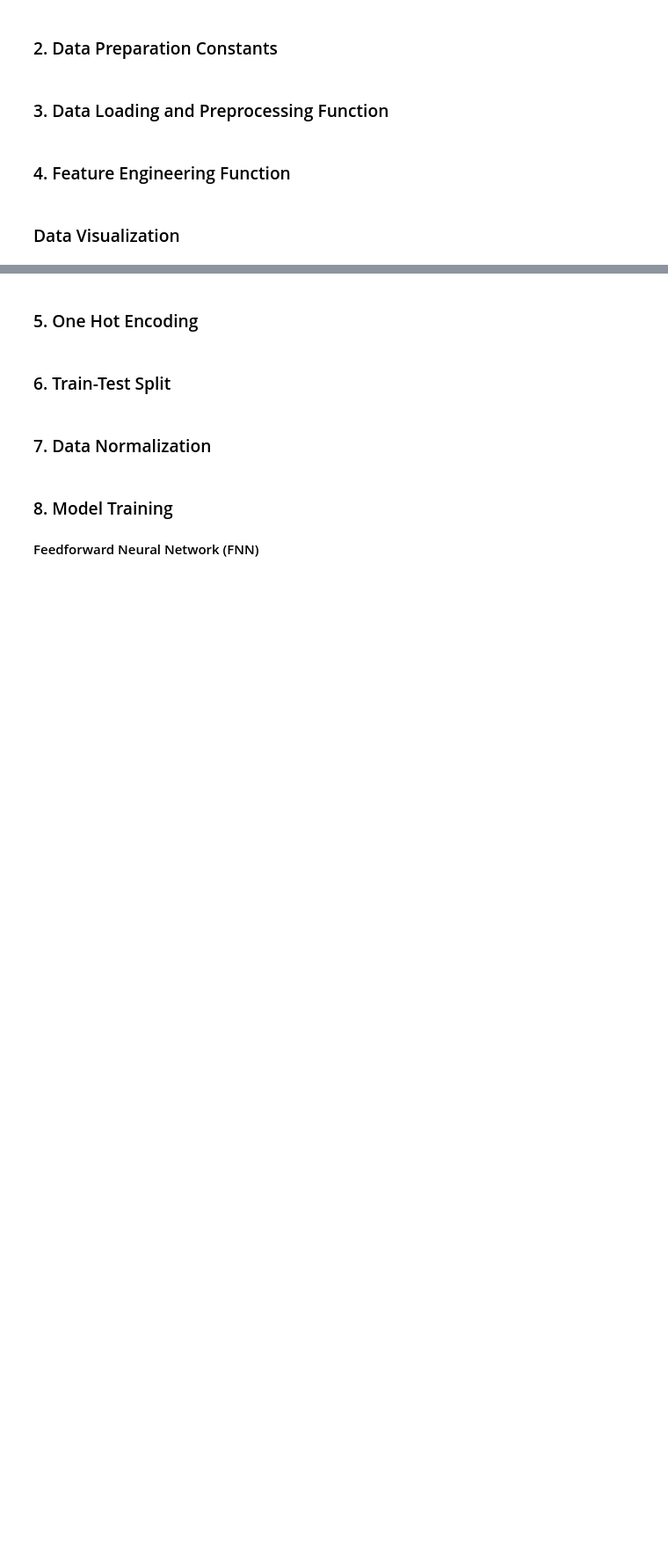
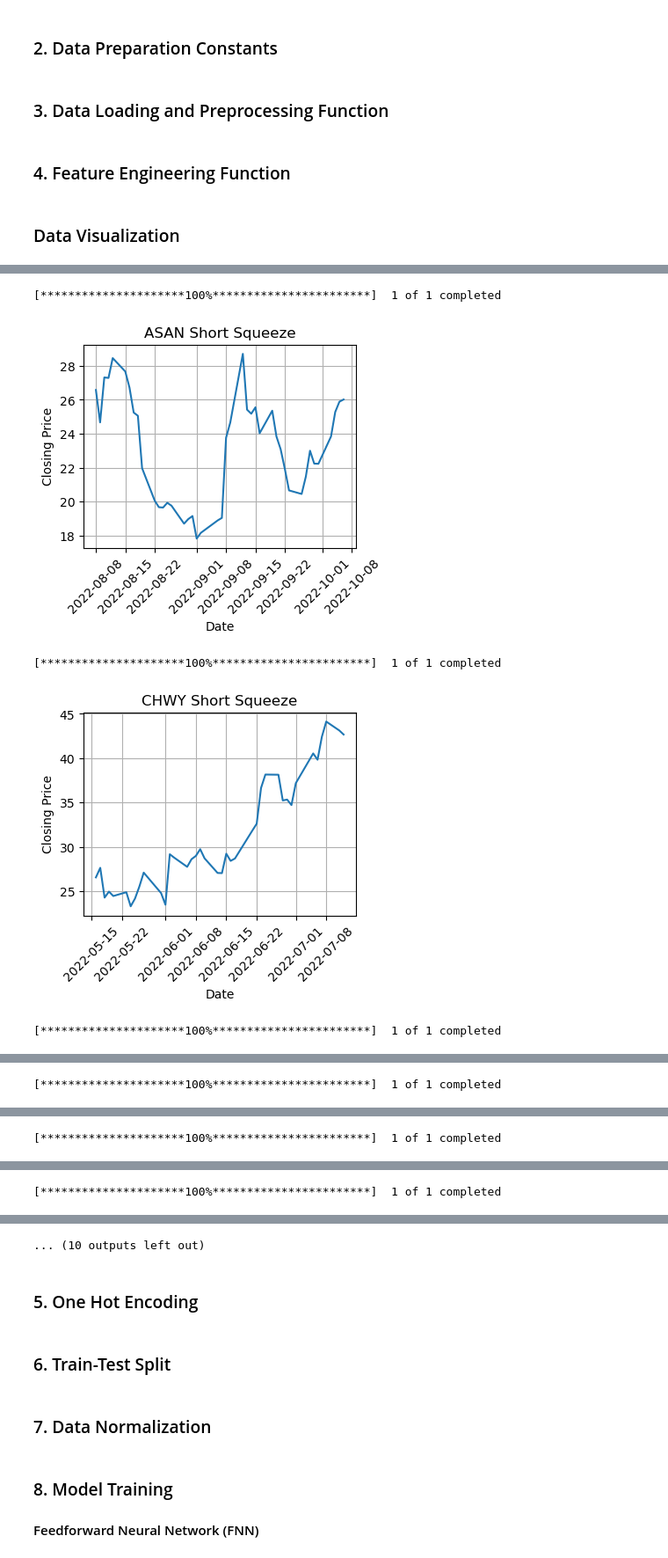
Before and after one commit to regulolanz/Pedro-Short-Squeeze-Predictor, a Jupyter notebook: Pedro.ipynb, the cells around one changed output, grey strips where cells are left out. Shown at 88% size. Saved outputs shown, nothing was run; the diff lists cells and outputs as text; code cells hidden in the pictures; blank space fills up the shorter version.

```diff
--- a/Pedro.ipynb
+++ b/Pedro.ipynb
@@ -171,9 +184,23 @@ for idx, row in short_squeeze_df.iterrows():
 # %%
 # Looking at each short squeeze company 30 days before and after Insider Trading activity occurs
 for symbol, data in grouped_df:
     start_date = pd.to_datetime(data['Date'].min()) - pd.DateOffset(days=30)
     end_date = pd.to_datetime(data['Date'].max()) + pd.DateOffset(days=30)
     yf_data = yf.download(symbol, start=start_date, end=end_date)
     close_prices = yf_data['Close']
-    plot = close_prices.hvplot(title=f'{symbol} Short Squeeze', ylabel='Closing Price').opts(width=600, height=400)
-    display(plot)
+    plt.figure(figsize=(4, 3))
+    plt.plot(close_prices.index, close_prices.values)
+    plt.title(f'{symbol} Short Squeeze')
+    plt.xlabel('Date')
+    plt.ylabel('Closing Price')
+    plt.xticks(rotation=45)  # Rotate the x-axis labels by 45 degrees
+    plt.grid(True)
+    filename = f"Images/{symbol}_short_squeeze_plot.png"
+    plt.savefig(filename)
+    plt.show()
+# %% [output]
+[*********************100%***********************]  1 of 1 completed
+[figure, added]
+[*********************100%***********************]  1 of 1 completed
+[figure, added]
+[*********************100%***********************]  1 of 1 completed
@@ -179,0 +208 @@ for symbol, data in grouped_df:
+[*********************100%***********************]  1 of 1 completed
@@ -179,0 +210 @@ for symbol, data in grouped_df:
+[*********************100%***********************]  1 of 1 completed
@@ -179,0 +212 @@ for symbol, data in grouped_df:
+[*********************100%***********************]  1 of 1 completed
@@ -180,3 +214,4 @@ for symbol, data in grouped_df:
+... (10 outputs left out)
 # %% [markdown]
 ### 5. One Hot Encoding
 # %%
```
Also changed, not shown: parts of 3 cells of this notebook, 22 other files.
